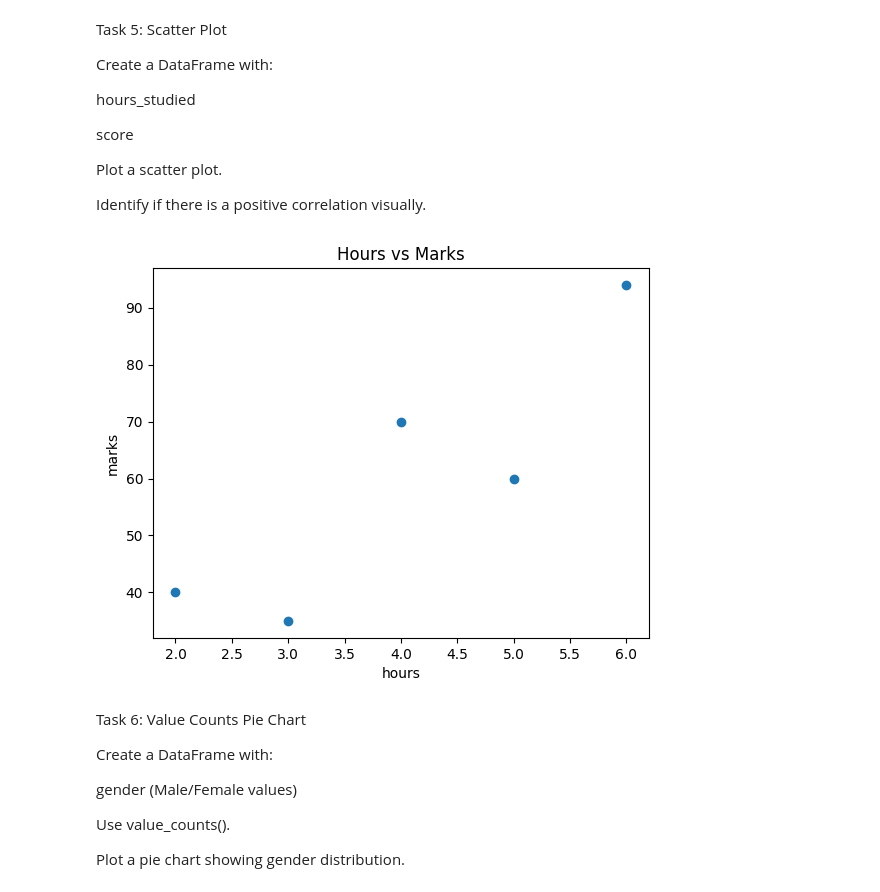
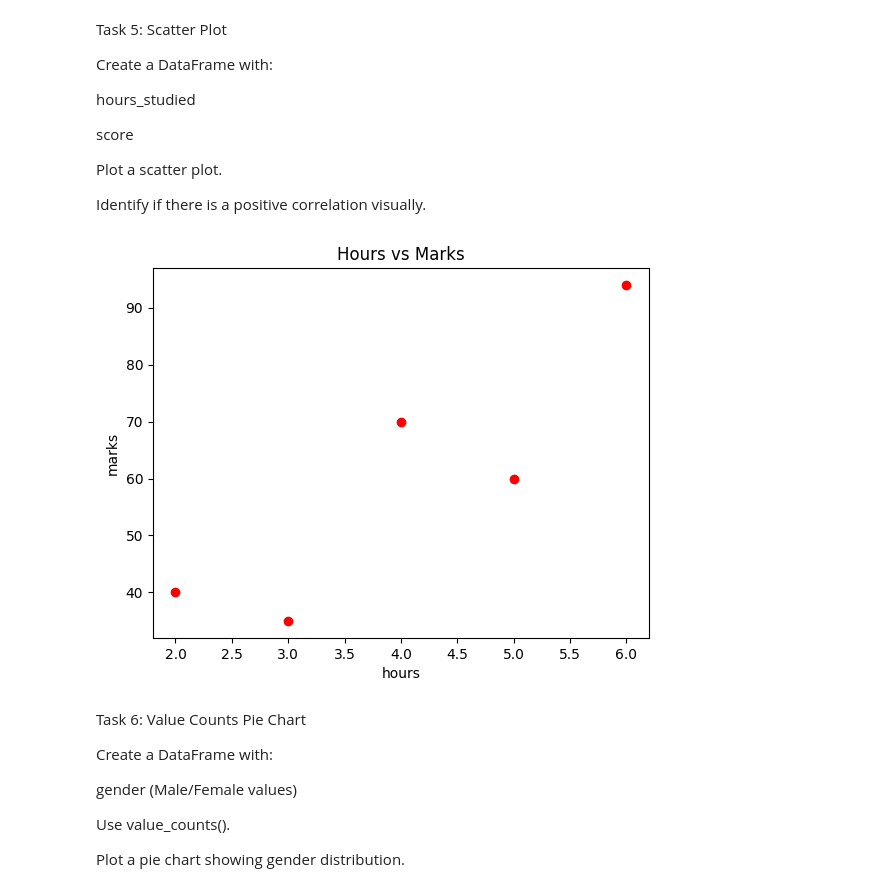
Before and after one commit to dhirajmanavalan/QE_Daily_Task, a Jupyter notebook: Task4/main.ipynb, the cells around one changed output. Saved outputs shown, nothing was run; the diff lists cells and outputs as text; code cells hidden in the pictures.

```diff
--- a/Task4/main.ipynb
+++ b/Task4/main.ipynb
@@ -120,14 +120,14 @@ Identify if there is a positive correlation visually.
 # %%
 values = {'hourse_studied':[4,5,3,2,6],
           'score':[70,60,35,40,94]}
 data = pd.DataFrame(values)
-plt.scatter(data['hourse_studied'],data['score'])
+plt.scatter(data['hourse_studied'],data['score'], color = 'red')
 plt.xlabel('hours')
 plt.ylabel('marks')
 plt.title('Hours vs Marks')
 plt.show()
 # %% [output]
-[figure, old version]
+[figure, new version]
 # %% [markdown]
 Task 6: Value Counts Pie Chart
 
```
Also changed, not shown: parts of 1 cell of this notebook, 6 other files.
